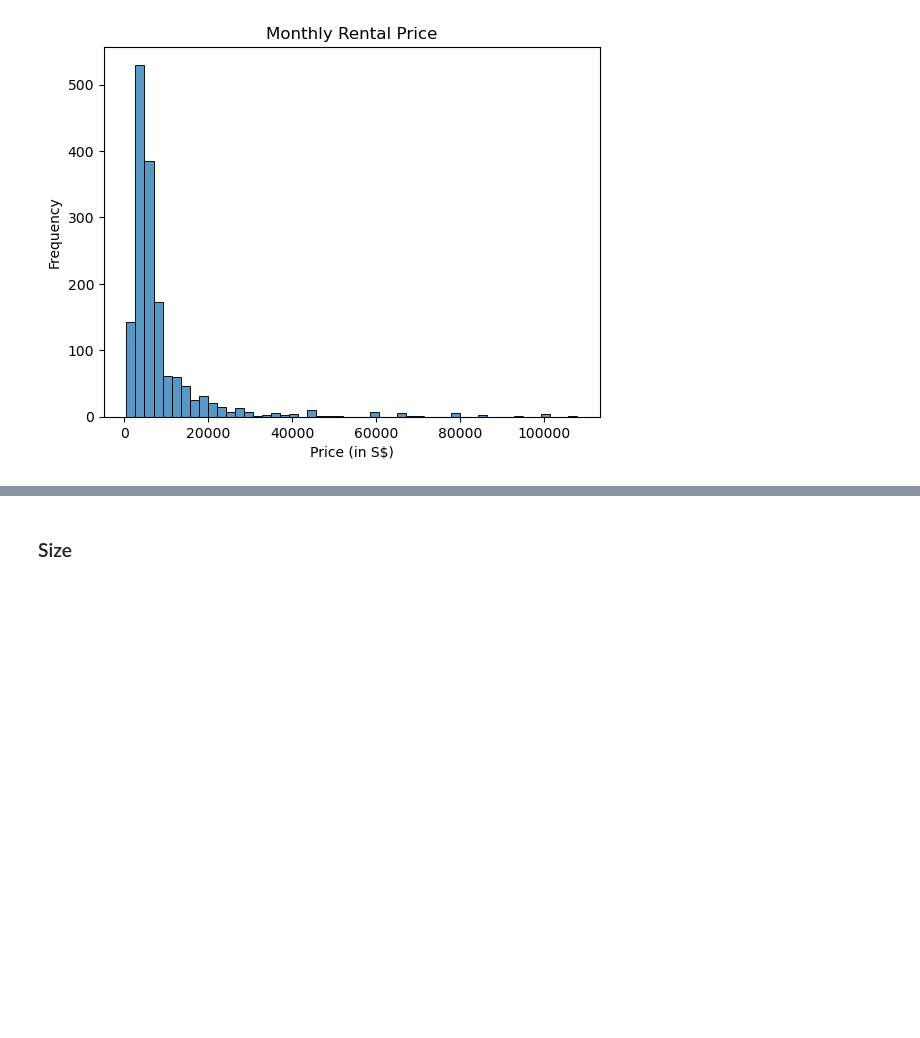
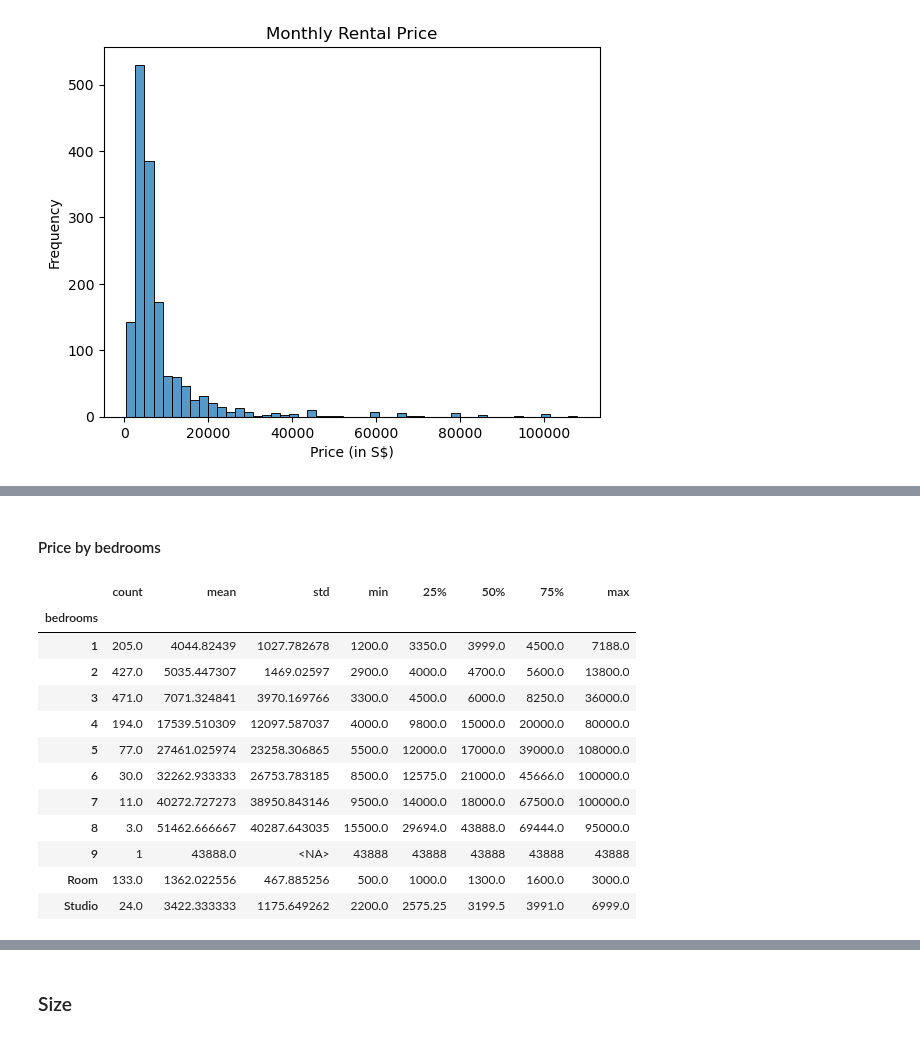
Before and after one commit to JensBender/rental-price-prediction, a Jupyter notebook: data_preprocessing.ipynb, the cells around one changed output, grey strips where cells are left out. Saved outputs shown, nothing was run; the diff lists cells and outputs as text; code cells hidden in the pictures; blank space fills up the shorter version.

```diff
--- a/data_preprocessing.ipynb
+++ b/data_preprocessing.ipynb
@@ -982,0 +1002,20 @@ plt.show()
+# %% [markdown]
+#### Price by bedrooms
+# %%
+# Descriptive statistics of price by bedrooms
+price_by_bedrooms = df["price"].groupby(df["bedrooms"])
+price_by_bedrooms.describe()
+# %% [output]
+|  | count | mean | std | min | 25% | 50% | 75% | max |
+| bedrooms |  |  |  |  |  |  |  |  |
+| 1 | 205.0 | 4044.82439 | 1027.782678 | 1200.0 | 3350.0 | 3999.0 | 4500.0 | 7188.0 |
+| 2 | 427.0 | 5035.447307 | 1469.02597 | 2900.0 | 4000.0 | 4700.0 | 5600.0 | 13800.0 |
+| 3 | 471.0 | 7071.324841 | 3970.169766 | 3300.0 | 4500.0 | 6000.0 | 8250.0 | 36000.0 |
+| 4 | 194.0 | 17539.510309 | 12097.587037 | 4000.0 | 9800.0 | 15000.0 | 20000.0 | 80000.0 |
+| 5 | 77.0 | 27461.025974 | 23258.306865 | 5500.0 | 12000.0 | 17000.0 | 39000.0 | 108000.0 |
+| 6 | 30.0 | 32262.933333 | 26753.783185 | 8500.0 | 12575.0 | 21000.0 | 45666.0 | 100000.0 |
+| 7 | 11.0 | 40272.727273 | 38950.843146 | 9500.0 | 14000.0 | 18000.0 | 67500.0 | 100000.0 |
+| 8 | 3.0 | 51462.666667 | 40287.643035 | 15500.0 | 29694.0 | 43888.0 | 69444.0 | 95000.0 |
+| 9 | 1 | 43888.0 | <NA> | 43888 | 43888 | 43888 | 43888 | 43888 |
+| Room | 133.0 | 1362.022556 | 467.885256 | 500.0 | 1000.0 | 1300.0 | 1600.0 | 3000.0 |
+| Studio | 24.0 | 3422.333333 | 1175.649262 | 2200.0 | 2575.25 | 3199.5 | 3991.0 | 6999.0 |
```
Also changed, not shown: parts of 21 cells of this notebook.
